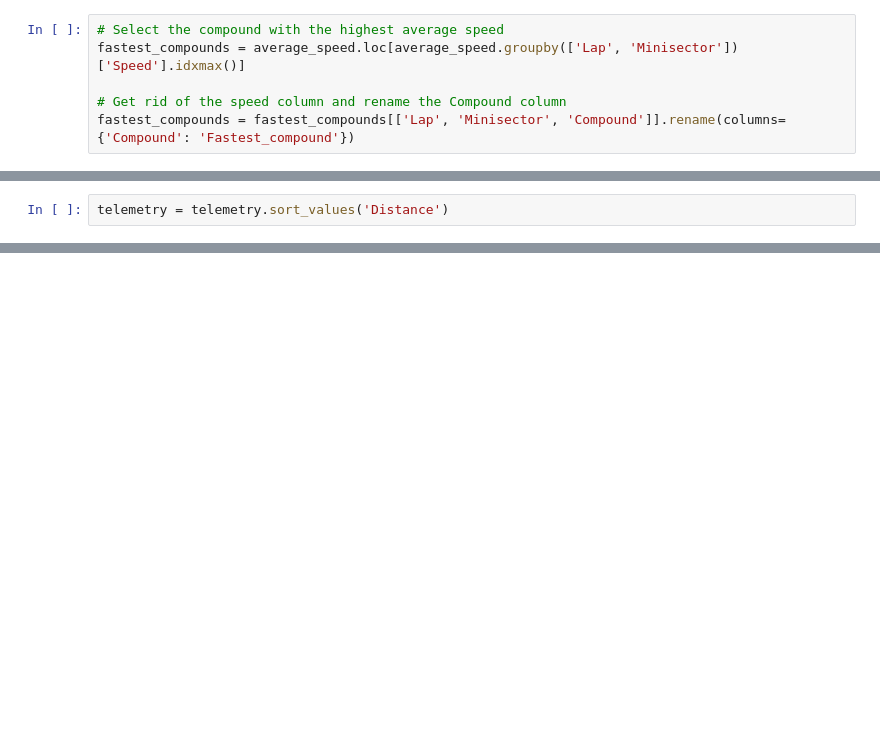
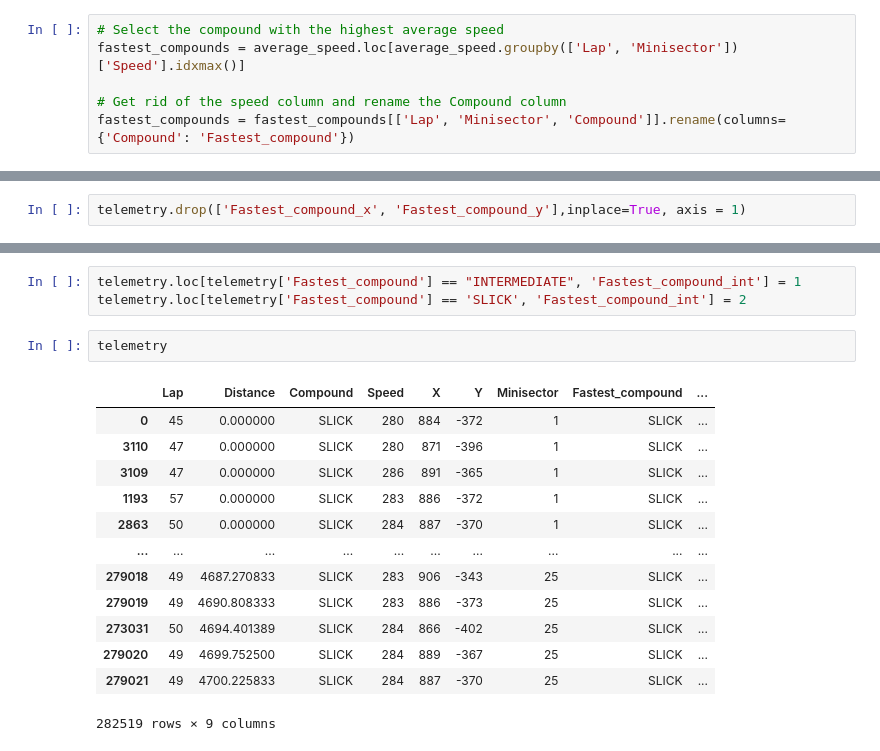
Before and after one commit to TheWangAndOnly/FormulaOne, a Jupyter notebook: notebooks/ToBoxOrNotToBox.ipynb, the cells around one changed output, grey strips where cells are left out. Saved outputs shown, nothing was run; the diff lists cells and outputs as text; blank space fills up the shorter version.

```diff
--- a/notebooks/ToBoxOrNotToBox.ipynb
+++ b/notebooks/ToBoxOrNotToBox.ipynb
@@ -211,2 +201,0 @@ telemetry = telemetry.sort_values('Distance') # sort values so matplotlib works
-# %%
-telemetry = telemetry.sort_values('Distance')
@@ -214,0 +202,2 @@ telemetry.loc[telemetry['']]
+# %%
+telemetry.drop(['Fastest_compound_x', 'Fastest_compound_y'],inplace=True, axis = 1)
@@ -214,0 +220,19 @@ telemetry.loc[telemetry['']]
+# %%
+telemetry.loc[telemetry['Fastest_compound'] == "INTERMEDIATE", 'Fastest_compound_int'] = 1
+telemetry.loc[telemetry['Fastest_compound'] == 'SLICK', 'Fastest_compound_int'] = 2
+# %%
+telemetry
+# %% [output]
+|  | Lap | Distance | Compound | Speed | X | Y | Minisector | Fastest_compound | ... |
+| 0 | 45 | 0.000000 | SLICK | 280 | 884 | -372 | 1 | SLICK | ... |
+| 3110 | 47 | 0.000000 | SLICK | 280 | 871 | -396 | 1 | SLICK | ... |
+| 3109 | 47 | 0.000000 | SLICK | 286 | 891 | -365 | 1 | SLICK | ... |
+| 1193 | 57 | 0.000000 | SLICK | 283 | 886 | -372 | 1 | SLICK | ... |
+| 2863 | 50 | 0.000000 | SLICK | 284 | 887 | -370 | 1 | SLICK | ... |
+| ... | ... | ... | ... | ... | ... | ... | ... | ... | ... |
+| 279018 | 49 | 4687.270833 | SLICK | 283 | 906 | -343 | 25 | SLICK | ... |
+| 279019 | 49 | 4690.808333 | SLICK | 283 | 886 | -373 | 25 | SLICK | ... |
+| 273031 | 50 | 4694.401389 | SLICK | 284 | 866 | -402 | 25 | SLICK | ... |
+| 279020 | 49 | 4699.752500 | SLICK | 284 | 889 | -367 | 25 | SLICK | ... |
+| 279021 | 49 | 4700.225833 | SLICK | 284 | 887 | -370 | 25 | SLICK | ... |
+282519 rows × 9 columns
```
Also changed, not shown: parts of 15 cells of this notebook.
